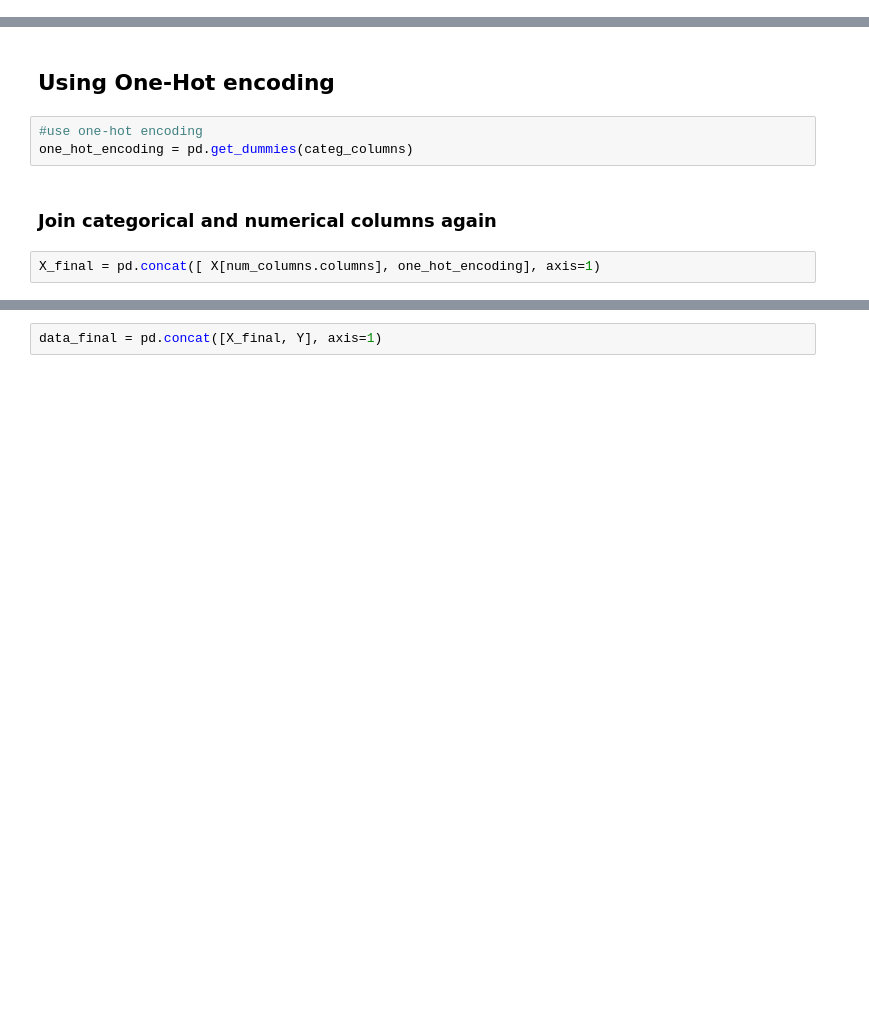
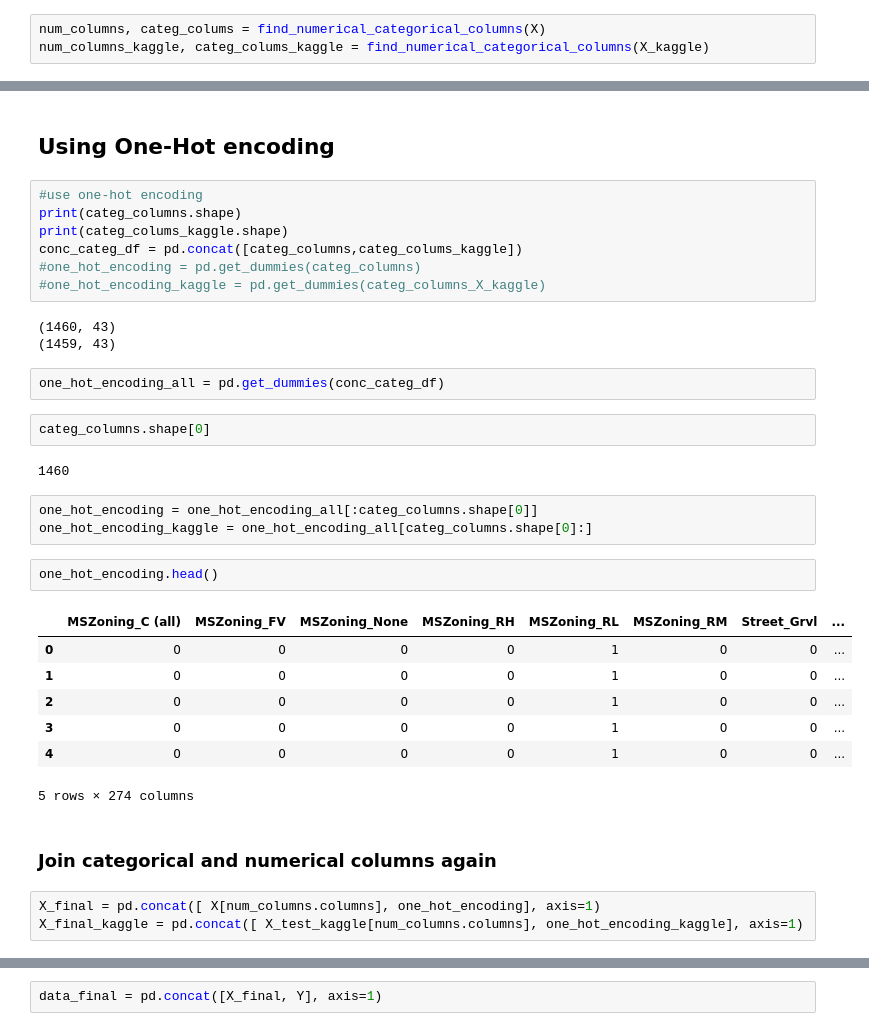
Before and after one commit to larissalages/kaggle-House-Prices, a Jupyter notebook: House Prices.ipynb, the cells around one changed output, grey strips where cells are left out. Cells and saved outputs as stored; diff of their text form; blank space fills up the shorter version.

Commit message:
kaggle data set test

```diff
--- a/House Prices.ipynb
+++ b/House Prices.ipynb
@@ -135,0 +140,3 @@ for col in categ_columns:
+# %%
+num_columns, categ_colums = find_numerical_categorical_columns(X)
+num_columns_kaggle, categ_colums_kaggle = find_numerical_categorical_columns(X_kaggle)
@@ -151,11 +165,38 @@ X[num_columns.columns] = preprocessing.scale(num_columns)
 ## Using One-Hot encoding
 # %%
 #use one-hot encoding
-one_hot_encoding = pd.get_dummies(categ_columns)
+print(categ_columns.shape)
+print(categ_colums_kaggle.shape)
+conc_categ_df = pd.concat([categ_columns,categ_colums_kaggle])
+#one_hot_encoding = pd.get_dummies(categ_columns)
+#one_hot_encoding_kaggle = pd.get_dummies(categ_columns_X_kaggle)
+# %% [output]
+(1460, 43)
+(1459, 43)
+# %%
+one_hot_encoding_all = pd.get_dummies(conc_categ_df)
+# %%
+categ_columns.shape[0]
+# %% [output]
+1460
+# %%
+one_hot_encoding = one_hot_encoding_all[:categ_columns.shape[0]]
+one_hot_encoding_kaggle = one_hot_encoding_all[categ_columns.shape[0]:]
+# %%
+one_hot_encoding.head()
+# %% [output]
+|  | MSZoning_C (all) | MSZoning_FV | MSZoning_None | MSZoning_RH | MSZoning_RL | MSZoning_RM | Street_Grvl | ... |
+| 0 | 0 | 0 | 0 | 0 | 1 | 0 | 0 | ... |
+| 1 | 0 | 0 | 0 | 0 | 1 | 0 | 0 | ... |
+| 2 | 0 | 0 | 0 | 0 | 1 | 0 | 0 | ... |
+| 3 | 0 | 0 | 0 | 0 | 1 | 0 | 0 | ... |
+| 4 | 0 | 0 | 0 | 0 | 1 | 0 | 0 | ... |
+5 rows × 274 columns
 # %% [markdown]
 ### Join categorical and numerical columns again
 # %%
 X_final = pd.concat([ X[num_columns.columns], one_hot_encoding], axis=1)
+X_final_kaggle = pd.concat([ X_test_kaggle[num_columns.columns], one_hot_encoding_kaggle], axis=1)
 # %%
 X_final.columns
 # %% [output]
```
Also changed, not shown: parts of 22 cells of this notebook.
